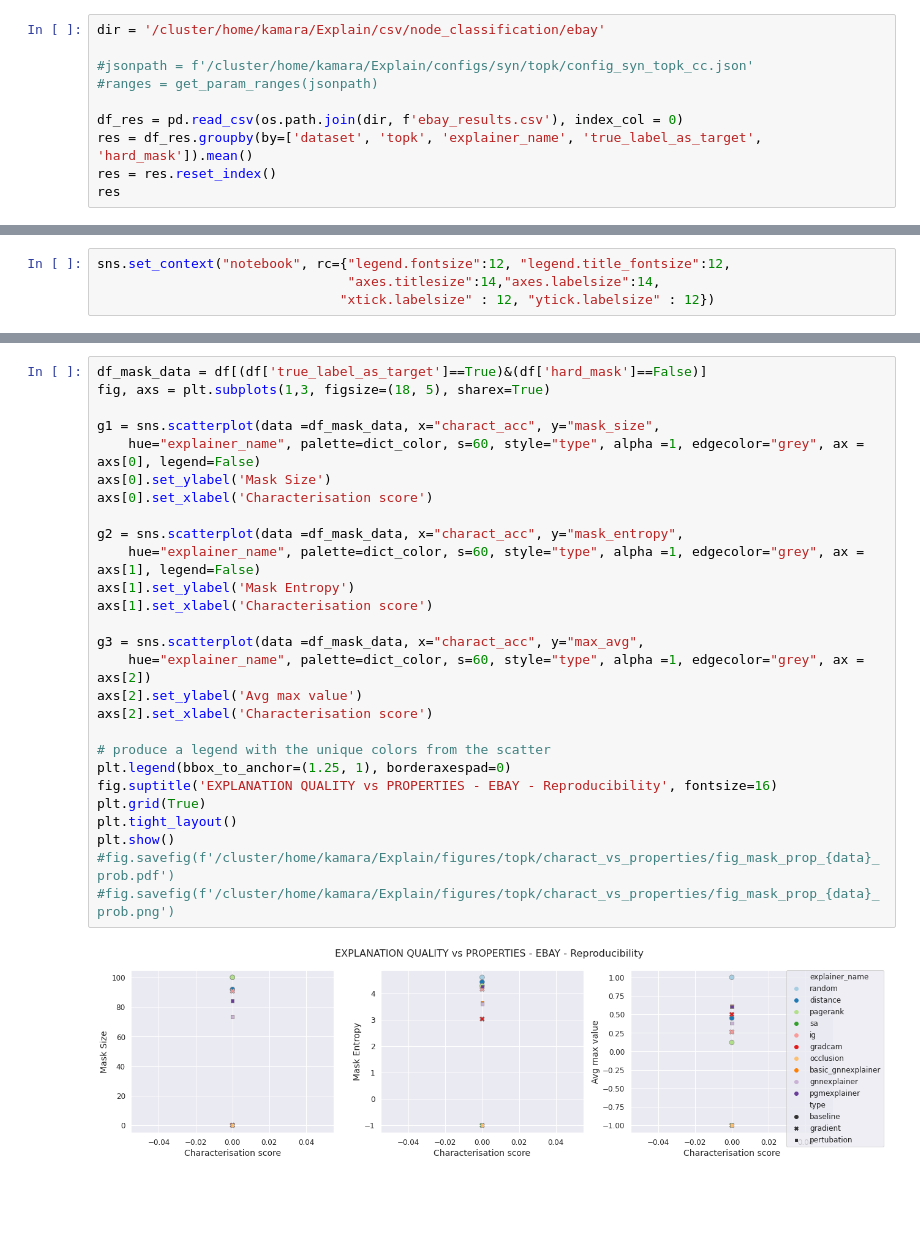
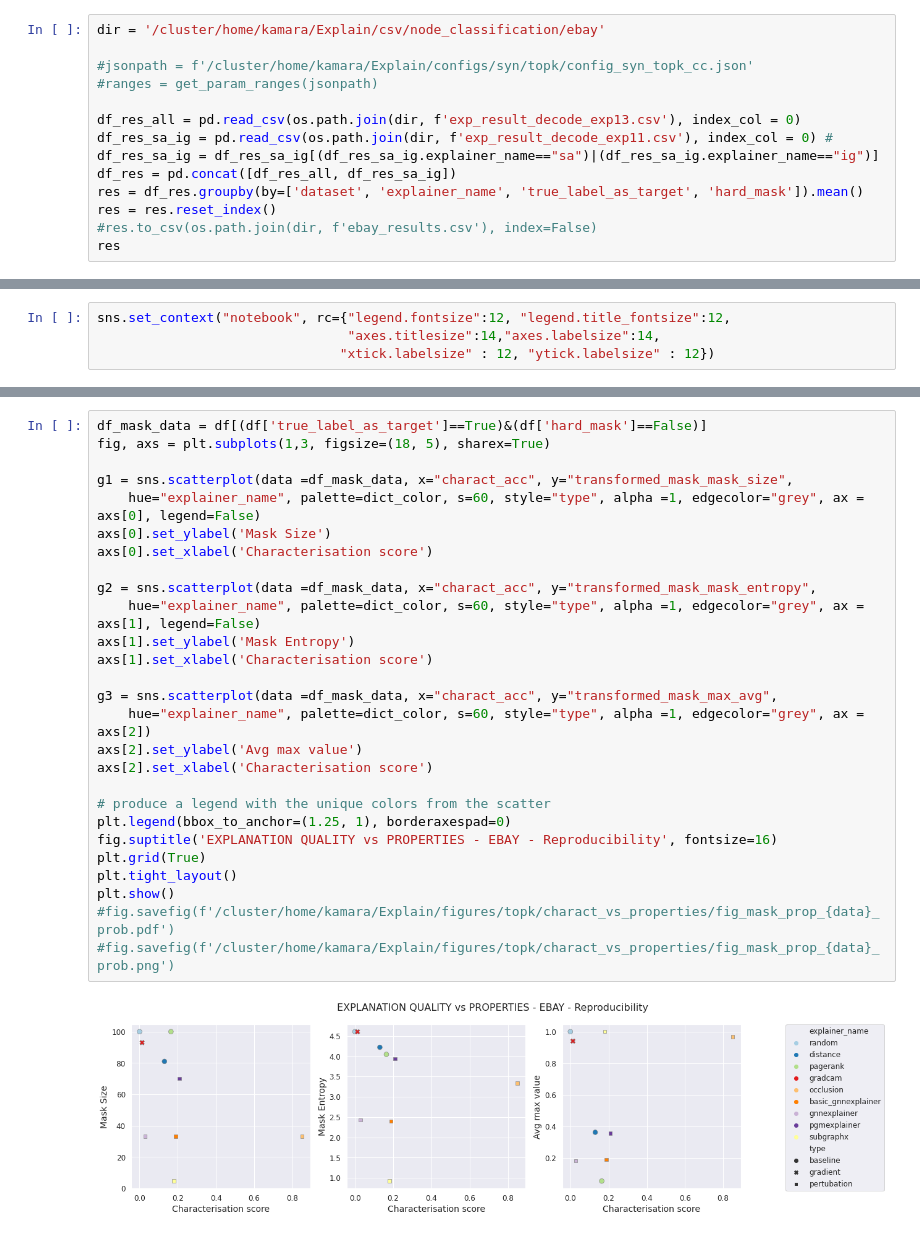
Before and after one commit to GraphFramEx/graphframex, a Jupyter notebook: notebooks/Results_eBay.ipynb, the cells around one changed output, grey strips where cells are left out. Drawn from its saved outputs; the diff is of its cells as text; blank space fills up the shorter version.

```diff
--- a/notebooks/Results_eBay.ipynb
+++ b/notebooks/Results_eBay.ipynb
@@ -32,8 +32,12 @@ dir = '/cluster/home/kamara/Explain/csv/node_classification/ebay'
 #jsonpath = f'/cluster/home/kamara/Explain/configs/syn/topk/config_syn_topk_cc.json'
 #ranges = get_param_ranges(jsonpath)
 
-df_res = pd.read_csv(os.path.join(dir, f'ebay_results.csv'), index_col = 0)
-res = df_res.groupby(by=['dataset', 'topk', 'explainer_name', 'true_label_as_target', 'hard_mask']).mean()
+df_res_all = pd.read_csv(os.path.join(dir, f'exp_result_decode_exp13.csv'), index_col = 0)
+df_res_sa_ig = pd.read_csv(os.path.join(dir, f'exp_result_decode_exp11.csv'), index_col = 0) #
+df_res_sa_ig = df_res_sa_ig[(df_res_sa_ig.explainer_name=="sa")|(df_res_sa_ig.explainer_name=="ig")]
+df_res = pd.concat([df_res_all, df_res_sa_ig])
+res = df_res.groupby(by=['dataset', 'explainer_name', 'true_label_as_target', 'hard_mask']).mean()
 res = res.reset_index()
+#res.to_csv(os.path.join(dir, f'ebay_results.csv'), index=False)
 res
 # %% [output]
@@ -294,29 +311,29 @@ Index(['1-fidelity_acc-', '1-fidelity_gnn_acc-', '1-fidelity_gnn_prob-',
 # %%
 df_mask_data = df[(df['true_label_as_target']==True)&(df['hard_mask']==False)]
 fig, axs = plt.subplots(1,3, figsize=(18, 5), sharex=True)
 
-g1 = sns.scatterplot(data =df_mask_data, x="charact_acc", y="mask_size",
+g1 = sns.scatterplot(data =df_mask_data, x="charact_acc", y="transformed_mask_mask_size",
     hue="explainer_name", palette=dict_color, s=60, style="type", alpha =1, edgecolor="grey", ax = axs[0], legend=False)
 axs[0].set_ylabel('Mask Size')
 axs[0].set_xlabel('Characterisation score')
 
-g2 = sns.scatterplot(data =df_mask_data, x="charact_acc", y="mask_entropy",
+g2 = sns.scatterplot(data =df_mask_data, x="charact_acc", y="transformed_mask_mask_entropy",
     hue="explainer_name", palette=dict_color, s=60, style="type", alpha =1, edgecolor="grey", ax = axs[1], legend=False)
 axs[1].set_ylabel('Mask Entropy')
 axs[1].set_xlabel('Characterisation score')
 
-g3 = sns.scatterplot(data =df_mask_data, x="charact_acc", y="max_avg",
+g3 = sns.scatterplot(data =df_mask_data, x="charact_acc", y="transformed_mask_max_avg",
     hue="explainer_name", palette=dict_color, s=60, style="type", alpha =1, edgecolor="grey", ax = axs[2])
 axs[2].set_ylabel('Avg max value')
 axs[2].set_xlabel('Characterisation score')
 
 # produce a legend with the unique colors from the scatter
 plt.legend(bbox_to_anchor=(1.25, 1), borderaxespad=0)
 fig.suptitle('EXPLANATION QUALITY vs PROPERTIES - EBAY - Reproducibility', fontsize=16)
 plt.grid(True)
 plt.tight_layout()
 plt.show()
 #fig.savefig(f'/cluster/home/kamara/Explain/figures/topk/charact_vs_properties/fig_mask_prop_{data}_prob.pdf')
 #fig.savefig(f'/cluster/home/kamara/Explain/figures/topk/charact_vs_properties/fig_mask_prop_{data}_prob.png')
 # %% [output]
-[figure, old version]
+[figure, new version]
```
Also changed, not shown: parts of 14 cells of this notebook, 51 other files.
